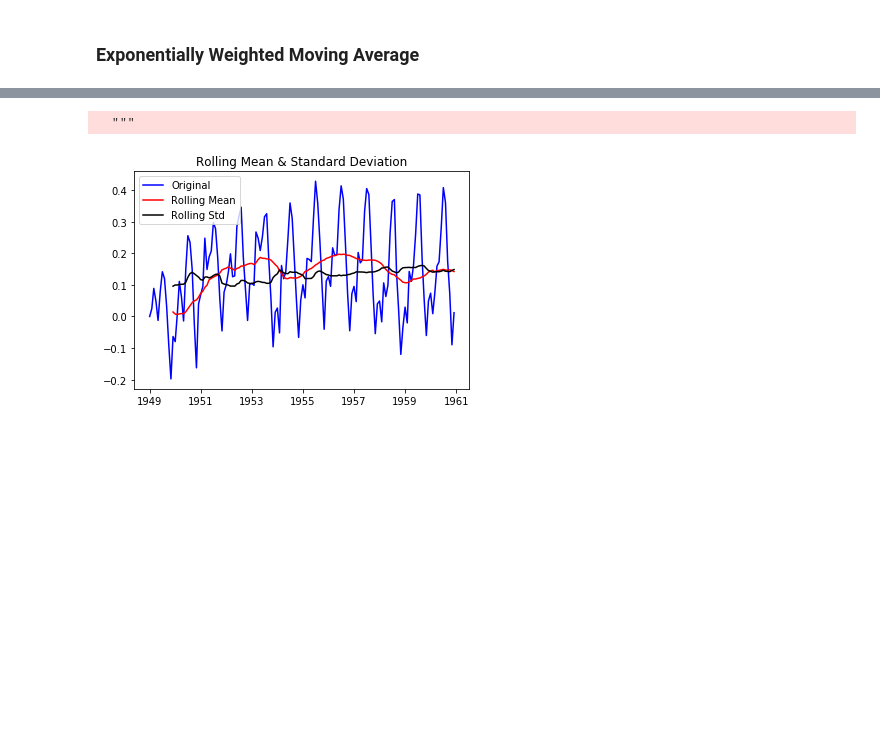
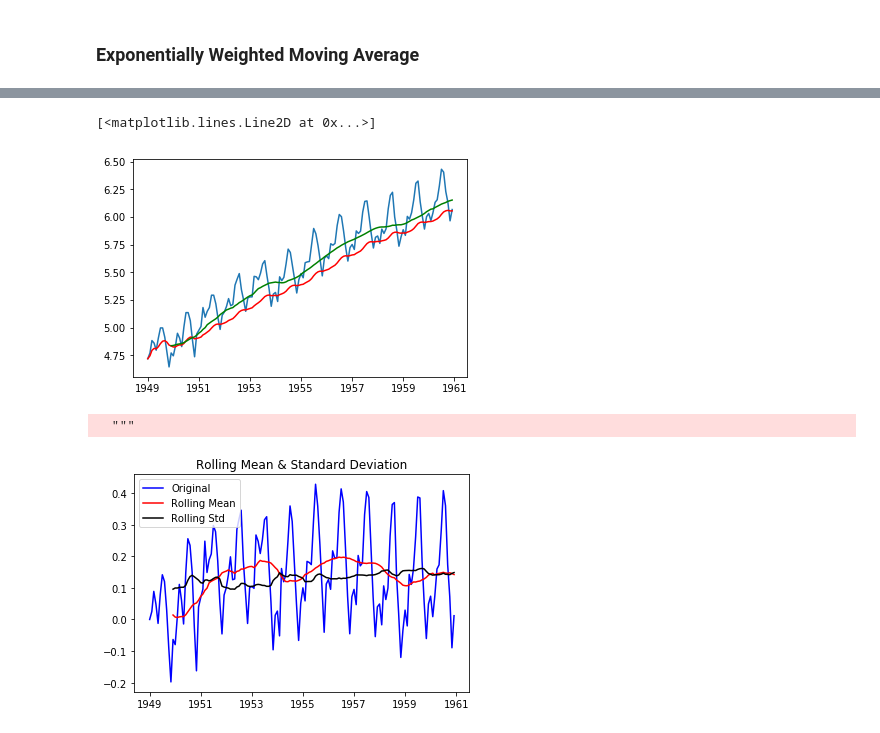
Before and after one commit to aphaea/Analytics_Vidhya, a Jupyter notebook: Articles/Time_Series_Analysis/Time_Series_AirPassenger.ipynb, the cells around one changed output, grey strips where cells are left out. Saved outputs shown, nothing was run; the diff lists cells and outputs as text; code cells hidden in the pictures; blank space fills up the shorter version.

```diff
--- a/Articles/Time_Series_Analysis/Time_Series_AirPassenger.ipynb
+++ b/Articles/Time_Series_Analysis/Time_Series_AirPassenger.ipynb
@@ -256,4 +273,12 @@ plt.plot(expwighted_avg, color='red')
 [figure]
+# %%
+#compare moving average with exponential weighted average
+plt.plot(ts_log)
+plt.plot(expwighted_avg, color='red')
+plt.plot(moving_avg, color='green')
+# %% [output]
+[<matplotlib.lines.Line2D at 0x...>]
+[figure, added]
 # %%
 ts_log_ewma_diff = ts_log - expwighted_avg
 test_stationarity(ts_log_ewma_diff)
```
Also changed, not shown: parts of 13 cells of this notebook.
